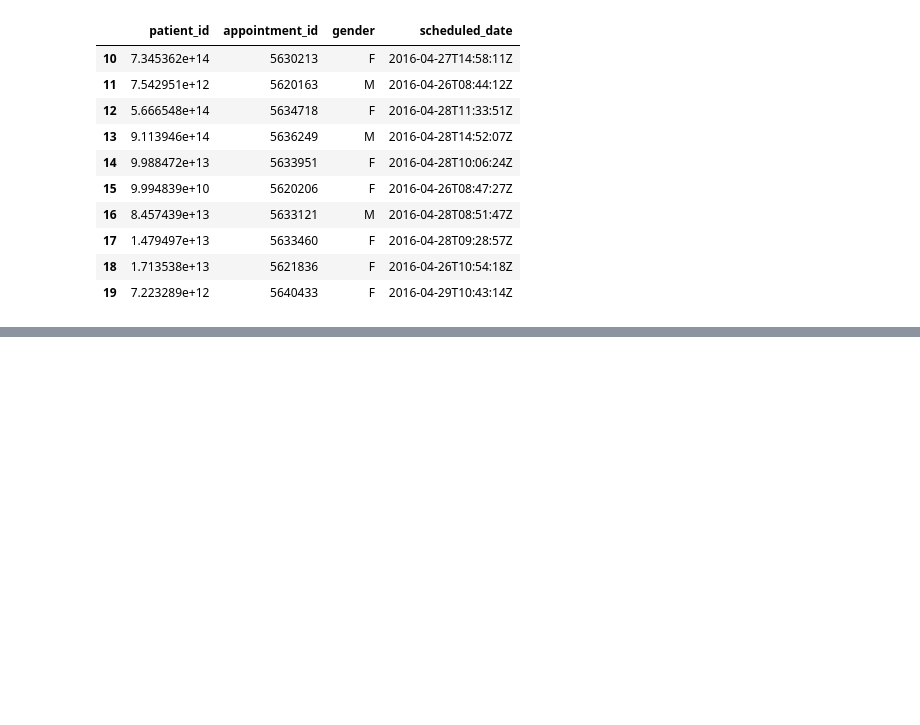
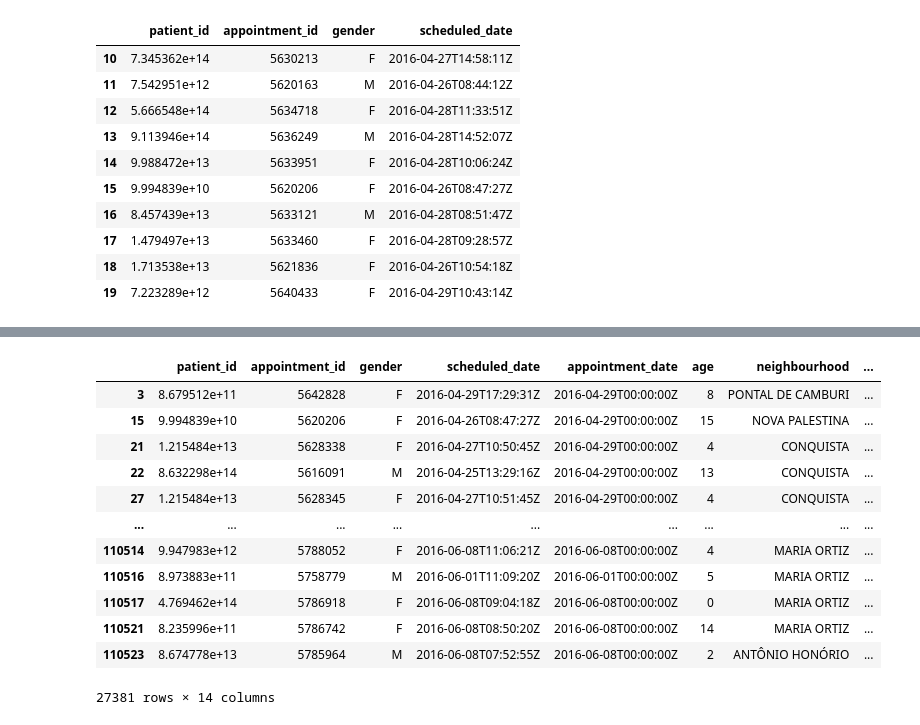
Before and after one commit to lona9/PythonTutorials, a Jupyter notebook: Assessing with pandas.ipynb, the cells around one changed output, grey strips where cells are left out. Cells and saved outputs as stored; diff of their text form; code cells hidden in the pictures; blank space fills up the shorter version.

```diff
--- a/Assessing with pandas.ipynb
+++ b/Assessing with pandas.ipynb
@@ -267,0 +293,17 @@
+# %%
+df_minors = df.query("age <= 17")
+df_minors
+# %% [output]
+|  | patient_id | appointment_id | gender | scheduled_date | appointment_date | age | neighbourhood | ... |
+| 3 | 8.679512e+11 | 5642828 | F | 2016-04-29T17:29:31Z | 2016-04-29T00:00:00Z | 8 | PONTAL DE CAMBURI | ... |
+| 15 | 9.994839e+10 | 5620206 | F | 2016-04-26T08:47:27Z | 2016-04-29T00:00:00Z | 15 | NOVA PALESTINA | ... |
+| 21 | 1.215484e+13 | 5628338 | F | 2016-04-27T10:50:45Z | 2016-04-29T00:00:00Z | 4 | CONQUISTA | ... |
+| 22 | 8.632298e+14 | 5616091 | M | 2016-04-25T13:29:16Z | 2016-04-29T00:00:00Z | 13 | CONQUISTA | ... |
+| 27 | 1.215484e+13 | 5628345 | F | 2016-04-27T10:51:45Z | 2016-04-29T00:00:00Z | 4 | CONQUISTA | ... |
+| ... | ... | ... | ... | ... | ... | ... | ... | ... |
+| 110514 | 9.947983e+12 | 5788052 | F | 2016-06-08T11:06:21Z | 2016-06-08T00:00:00Z | 4 | MARIA ORTIZ | ... |
+| 110516 | 8.973883e+11 | 5758779 | M | 2016-06-01T11:09:20Z | 2016-06-01T00:00:00Z | 5 | MARIA ORTIZ | ... |
+| 110517 | 4.769462e+14 | 5786918 | F | 2016-06-08T09:04:18Z | 2016-06-08T00:00:00Z | 0 | MARIA ORTIZ | ... |
+| 110521 | 8.235996e+11 | 5786742 | F | 2016-06-08T08:50:20Z | 2016-06-08T00:00:00Z | 14 | MARIA ORTIZ | ... |
+| 110523 | 8.674778e+13 | 5785964 | M | 2016-06-08T07:52:55Z | 2016-06-08T00:00:00Z | 2 | ANTÔNIO HONÓRIO | ... |
+27381 rows × 14 columns
```
Also changed, not shown: parts of 17 cells of this notebook, 1 other file.
